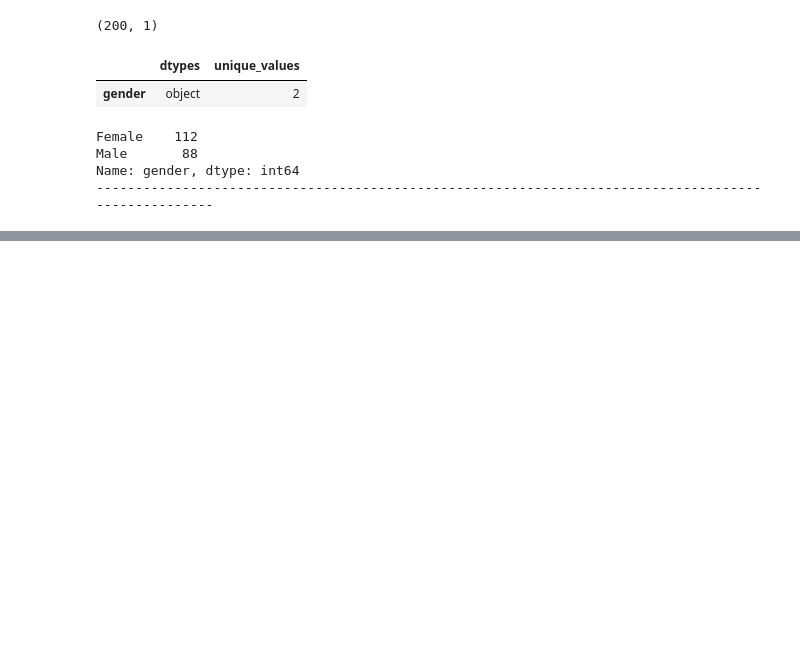
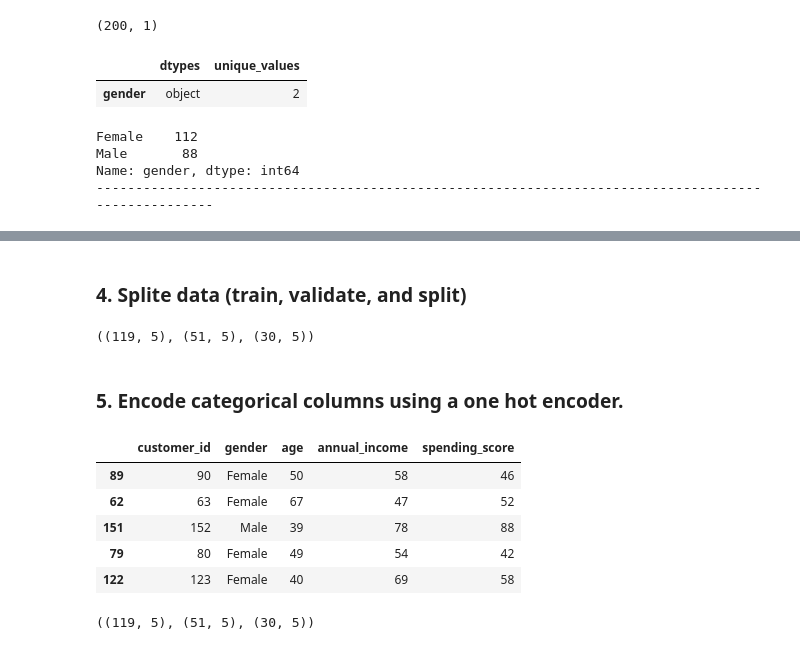
Before and after one commit to Yongliang-Shi/clustering-exercises, a Jupyter notebook: mall_customers.ipynb, the cells around one changed output, grey strips where cells are left out. Saved outputs shown, nothing was run; the diff lists cells and outputs as text; code cells hidden in the pictures; blank space fills up the shorter version.

```diff
--- a/mall_customers.ipynb
+++ b/mall_customers.ipynb
@@ -96,0 +195,10 @@ Name: gender, dtype: int64
+# %% [markdown]
+### 4. Splite data (train, validate, and split)
+# %%
+train, validate, test = prepare.split_my_data(mall, pct=0.15)
+
+train.shape, validate.shape, test.shape
+# %% [output]
+((119, 5), (51, 5), (30, 5))
+# %% [markdown]
+### 5. Encode categorical columns using a one hot encoder.
@@ -96,0 +216,17 @@ Name: gender, dtype: int64
+# %%
+train.head()
+# %% [output]
+|  | customer_id | gender | age | annual_income | spending_score |
+| 89 | 90 | Female | 50 | 58 | 46 |
+| 62 | 63 | Female | 67 | 47 | 52 |
+| 151 | 152 | Male | 39 | 78 | 88 |
+| 79 | 80 | Female | 49 | 54 | 42 |
+| 122 | 123 | Female | 40 | 69 | 58 |
+# %%
+train = encode_label(train, ['gender'])
+validate = encode_label(validate, ['gender'])
+test = encode_label(test, ['gender'])
+
+train.shape, validate.shape, test.shape
+# %% [output]
+((119, 5), (51, 5), (30, 5))
```
Also changed, not shown: parts of 23 cells of this notebook.
